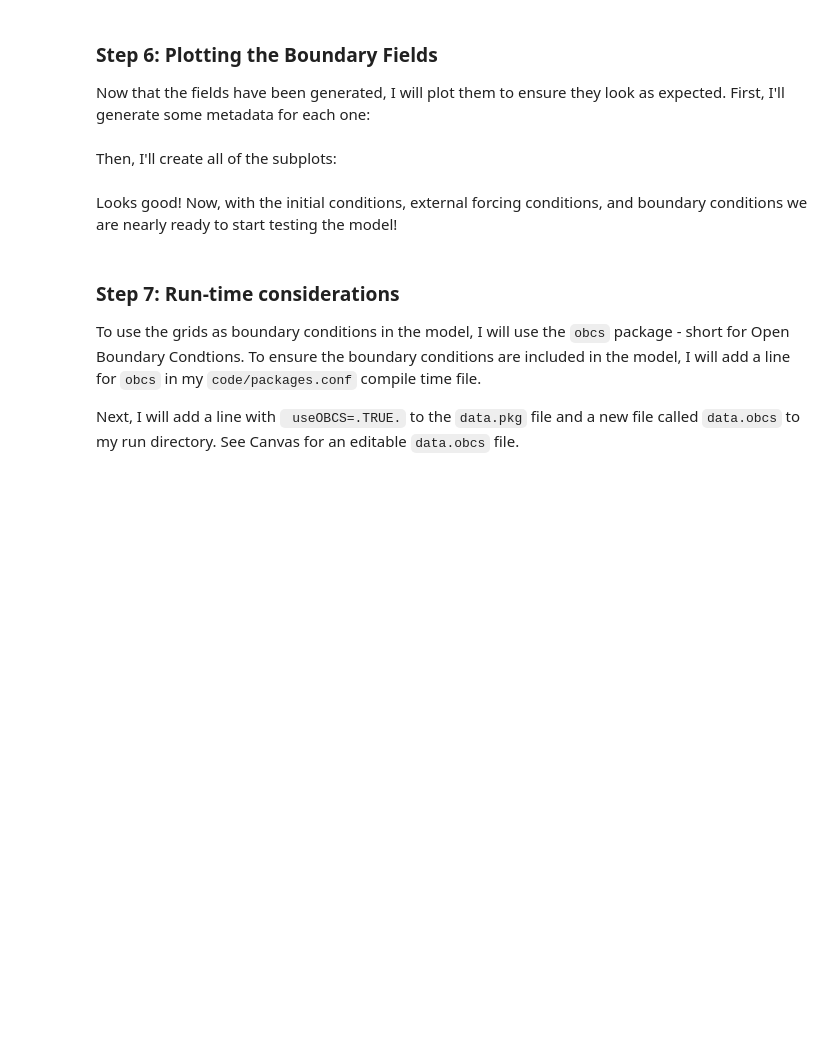
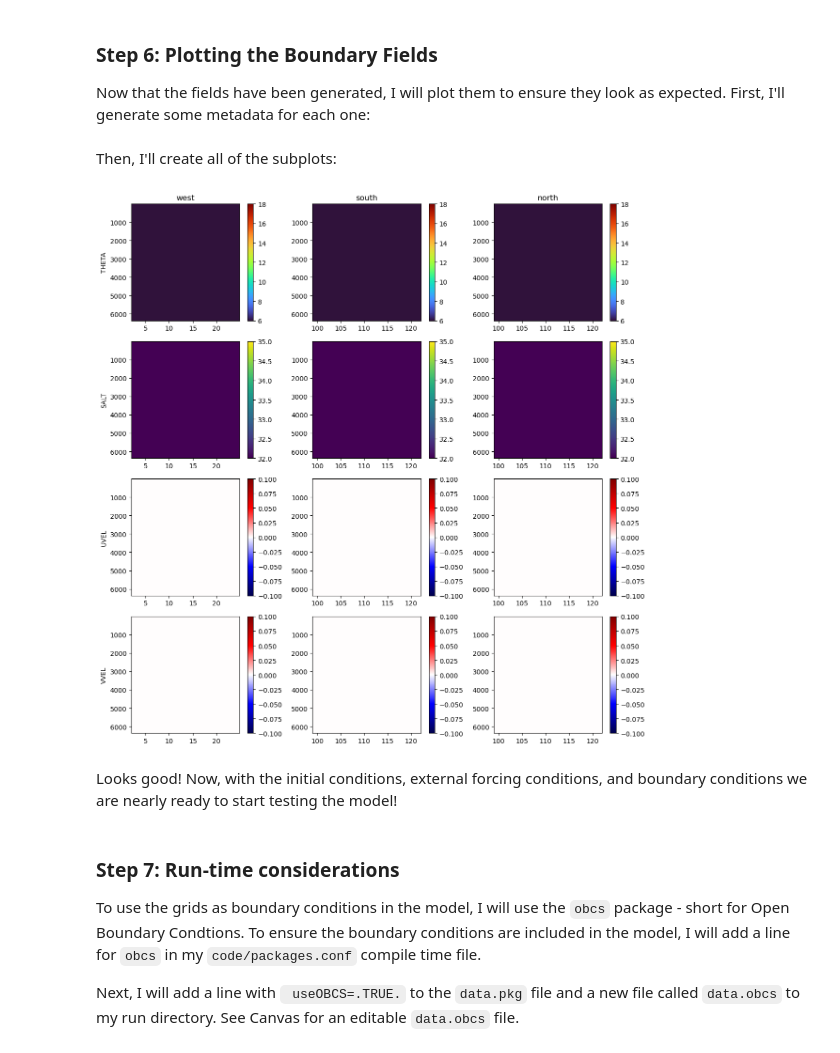
Before and after one commit to EddieNguyen2012/cs185c_fall2024, a Jupyter notebook: project/Creating the Model Boundaries.ipynb, the cells around one changed output. Cells and saved outputs as stored; diff of their text form; code cells hidden in the pictures; blank space fills up the shorter version.

```diff
--- a/project/Creating the Model Boundaries.ipynb
+++ b/project/Creating the Model Boundaries.ipynb
@@ -183,7 +183,7 @@ Next, we'll read in the real data fields and apply the modifications. First, cre
 # %%
 # make a file dictionary to loop over
 
-year = 2015
+year = 2016
 
 # test dictionary
 # file_prefix_dict = {'SALT':'SALT_'+str(year)+'.nc'}
@@ -353,40 +364,42 @@ for i in range(len(variable_names)):
 
     for boundary in boundary_list:
 
-        boundary_grid = np.fromfile(os.path.join(input_dir,'obcs',variable_name+'_'+boundary+'_2008'),'>f4')
+        boundary_grid = np.fromfile(os.path.join(input_dir,'obcs',variable_name+'_'+boundary+'_2016'),'>f4')
 
-        if boundary in ['west','east']:
+        if boundary in ['west']:
             boundary_grid = boundary_grid.reshape((timesteps, np.shape(delR)[0],np.shape(XC)[0]))
             boundary_grid = boundary_grid[0, :, :] # choose just the first timestep for plotting
             if boundary=='west':
                 x = YC[:,1]
             if boundary=='east':
                 x = YC[:,-1]
         else:
             boundary_grid = boundary_grid.reshape((timesteps, np.shape(delR)[0],np.shape(XC)[1]))
             boundary_grid = boundary_grid[0, :, :] # choose just the first timestep for plotting
             if boundary=='north':
                 x = XC[-1,:]
             if boundary=='south':
                 x = XC[1,:]
 
         plot_counter += 1
         plt.subplot(len(variable_names),len(boundary_list),plot_counter)
         C = plt.pcolormesh(x, Z, boundary_grid,
                            vmin=meta_dict[variable_names[i]][0],
                            vmax=meta_dict[variable_names[i]][1],
                            cmap=meta_dict[variable_names[i]][2])
         plt.colorbar(C,fraction=0.26)
         plt.gca().invert_yaxis()
 
         if plot_counter%3==1:
             plt.ylabel(variable_name)
         if plot_counter<4:
             plt.title(boundary)
 
 plt.tight_layout()
 
 plt.show()
+# %% [output]
+[figure, added]
 # %% [markdown]
 Looks good! Now, with the initial conditions, external forcing conditions, and boundary conditions we are nearly ready to start testing the model!
 # %% [markdown]
```
Also changed, not shown: parts of 2 cells of this notebook, 3 other files.
